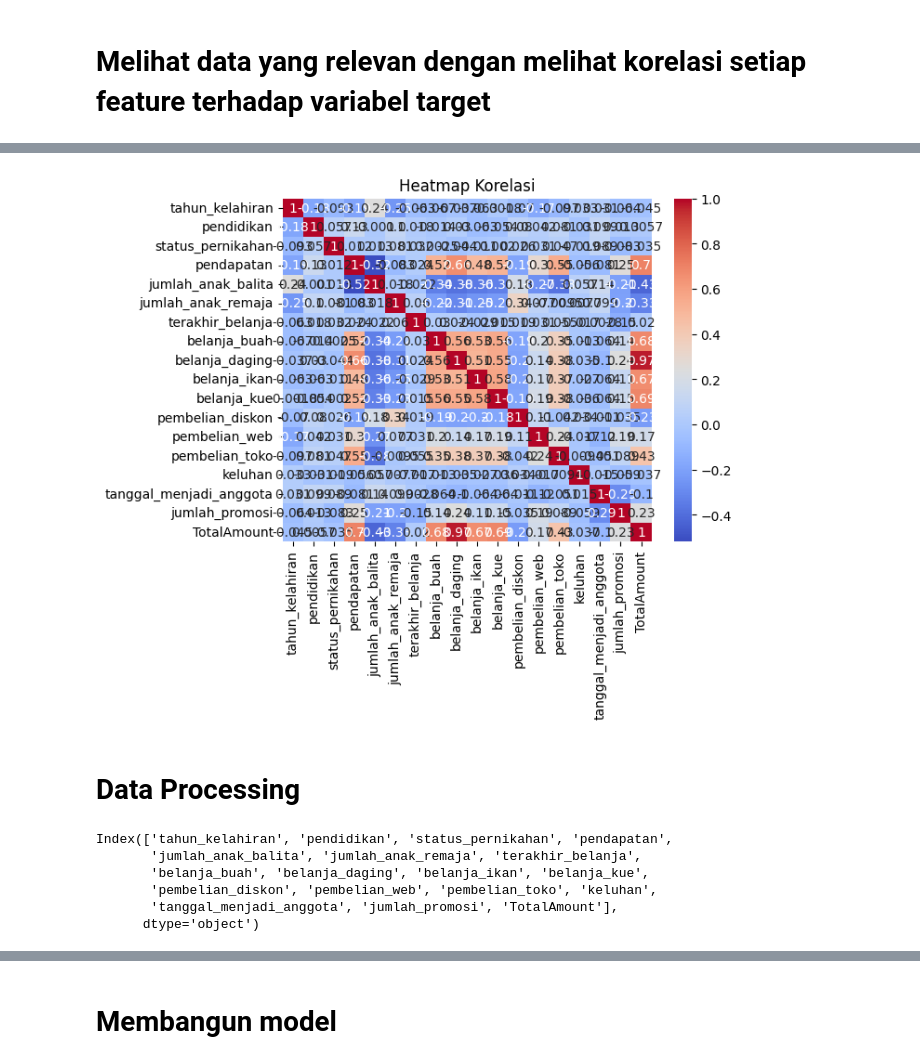
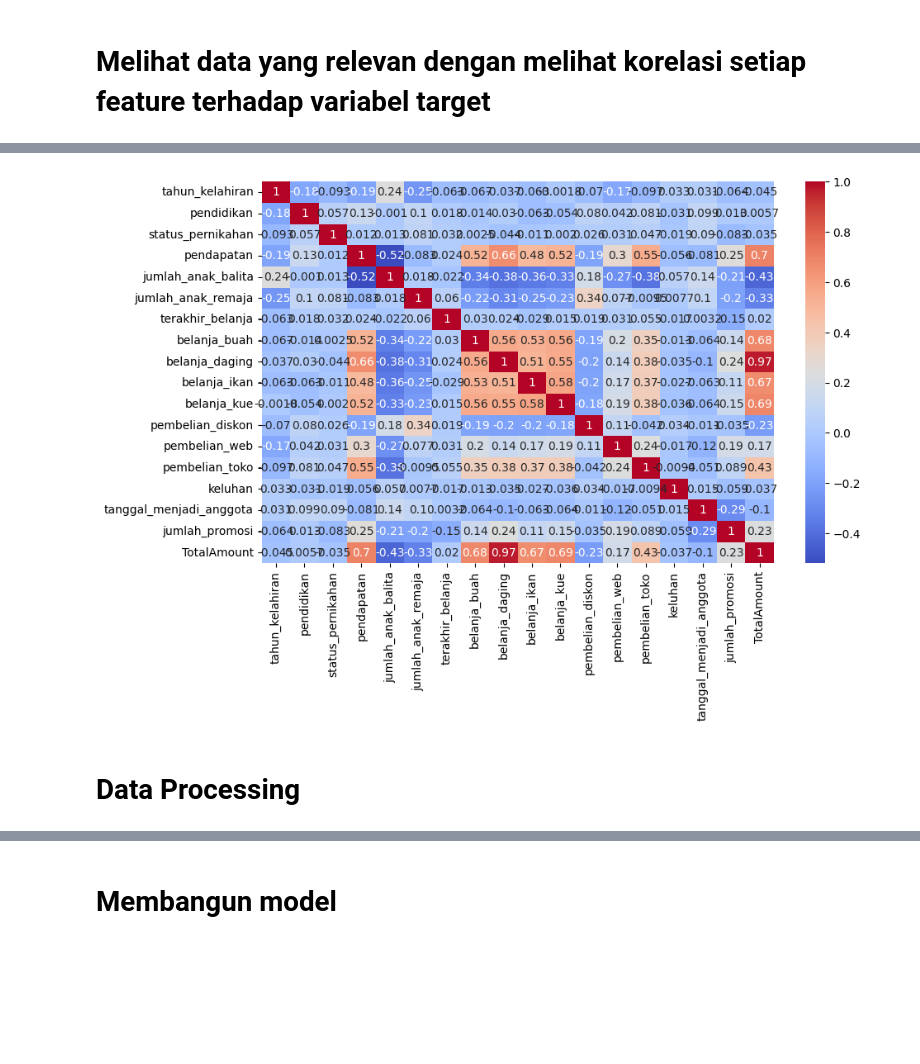
Before and after one commit to triskaaaw/prediction, a Jupyter notebook: prediction.ipynb, the cells around one changed output, grey strips where cells are left out. Drawn from its saved outputs; the diff is of its cells as text; code cells hidden in the pictures; blank space fills up the shorter version.

```diff
--- a/prediction.ipynb
+++ b/prediction.ipynb
@@ -580,23 +663,11 @@ train.corr()
 | jumlah_promosi | -0.064315 | 0.013256 | -0.083183 | 0.253223 | -0.207210 | -0.200635 | ... |
 | TotalAmount | -0.045308 | 0.005655 | -0.034600 | 0.699465 | -0.425088 | -0.326611 | ... |
-# %%
-# Membuat heatmap dari data korelasi
-corr_matrix = train.corr()  # Menghitung matriks korelasi
-sns.heatmap(corr_matrix, annot=True, cmap='coolwarm')  # Membuat heatmap
-
-# Menampilkan heatmap
-plt.title('Heatmap Korelasi')
-plt.show()
-# %% [output]
-[figure, removed]
+# %%
+# Cek korelasi
+plt.figure(figsize=(10,6))
+sns.heatmap(train.corr(), annot=True, cmap='coolwarm')
+plt.show()
+# %% [output]
+[figure, added]
 # %% [markdown]
 # Data Processing
-# %%
-train.columns
-# %% [output]
-Index(['tahun_kelahiran', 'pendidikan', 'status_pernikahan', 'pendapatan',
-       'jumlah_anak_balita', 'jumlah_anak_remaja', 'terakhir_belanja',
-       'belanja_buah', 'belanja_daging', 'belanja_ikan', 'belanja_kue',
-       'pembelian_diskon', 'pembelian_web', 'pembelian_toko', 'keluhan',
-       'tanggal_menjadi_anggota', 'jumlah_promosi', 'TotalAmount'],
-      dtype='object')
```
Also changed, not shown: parts of 53 cells of this notebook.
